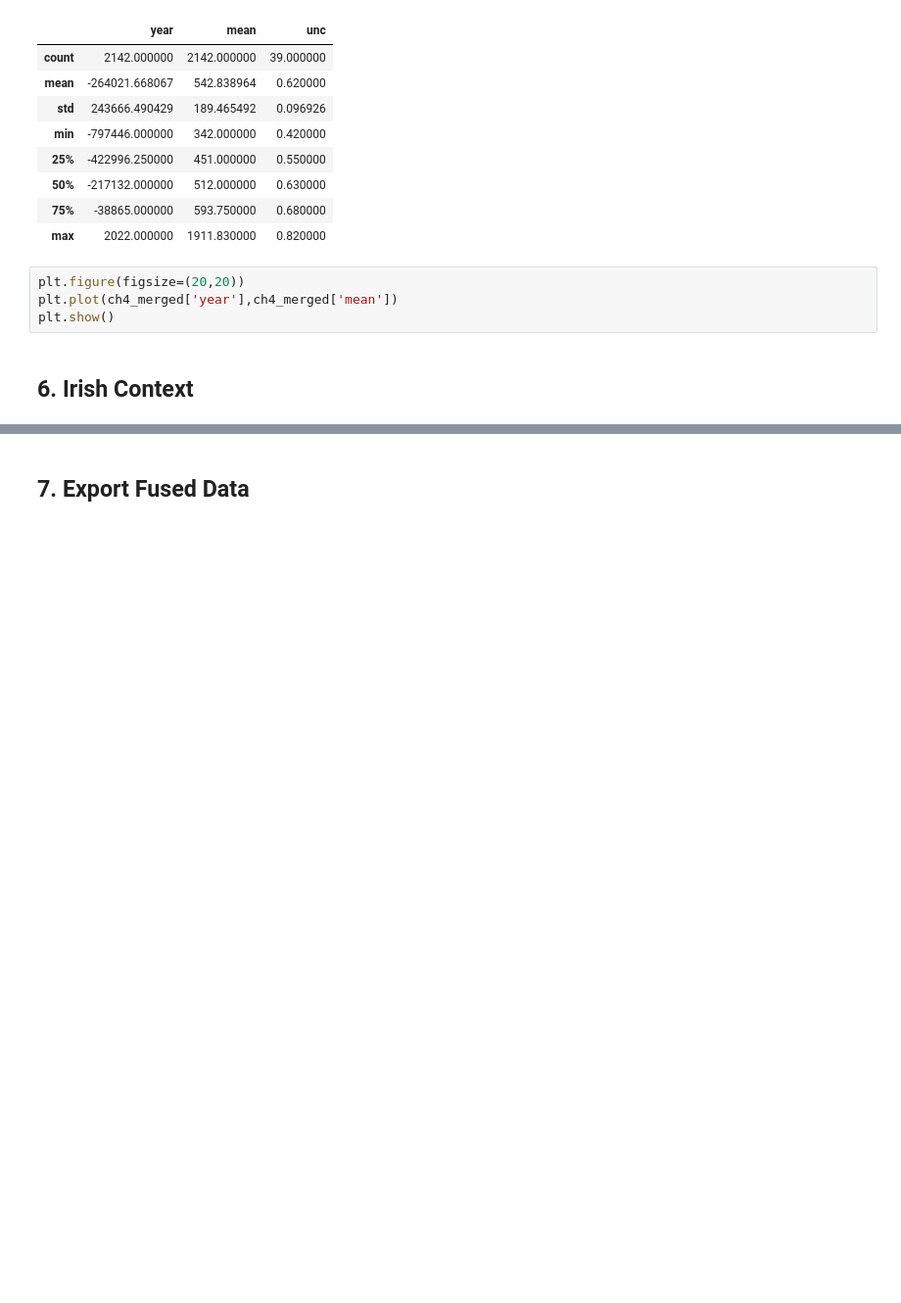
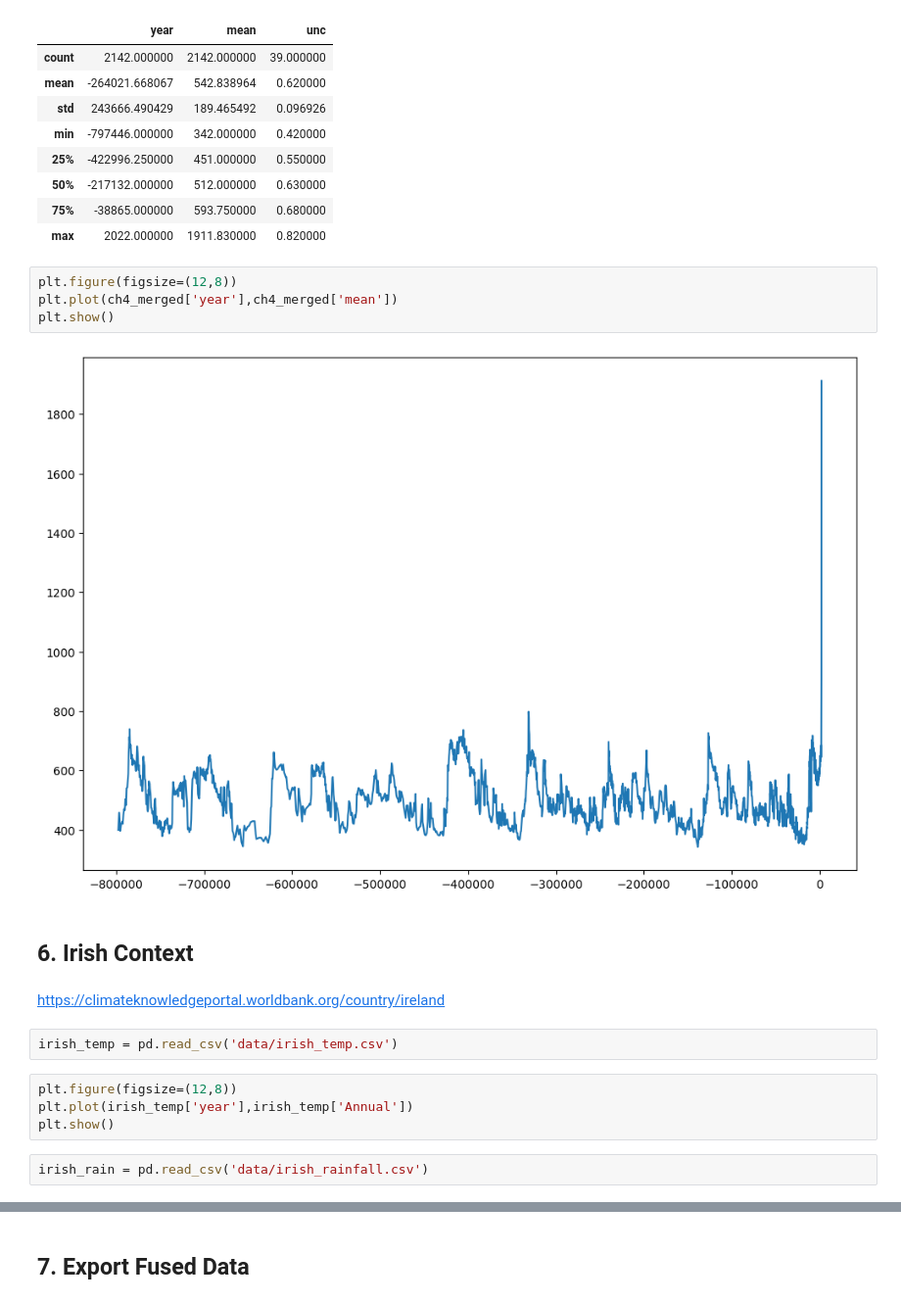
Before and after one commit to lgrealish/PfDA_Project_2, a Jupyter notebook: PfDA_Assignment2.ipynb, the cells around one changed output, grey strips where cells are left out. Shown at 98% size. Drawn from its saved outputs; the diff is of its cells as text; blank space fills up the shorter version.

Commit message:
Adding Irish temp and precipitation datasets

```diff
--- a/PfDA_Assignment2.ipynb
+++ b/PfDA_Assignment2.ipynb
@@ -267,8 +301,20 @@ ch4_merged.describe()
 | 75% | -38865.000000 | 593.750000 | 0.680000 |
 | max | 2022.000000 | 1911.830000 | 0.820000 |
 # %%
-plt.figure(figsize=(20,20))
+plt.figure(figsize=(12,8))
 plt.plot(ch4_merged['year'],ch4_merged['mean'])
 plt.show()
+# %% [output]
+[figure, added]
 # %% [markdown]
 ## 6. Irish Context <a id="irish-context"></a>
+# %% [markdown]
+https://climateknowledgeportal.worldbank.org/country/ireland
+# %%
+irish_temp = pd.read_csv('data/irish_temp.csv')
+# %%
+plt.figure(figsize=(12,8))
+plt.plot(irish_temp['year'],irish_temp['Annual'])
+plt.show()
+# %%
+irish_rain = pd.read_csv('data/irish_rainfall.csv')
```
Also changed, not shown: parts of 10 cells of this notebook, 2 other files.
